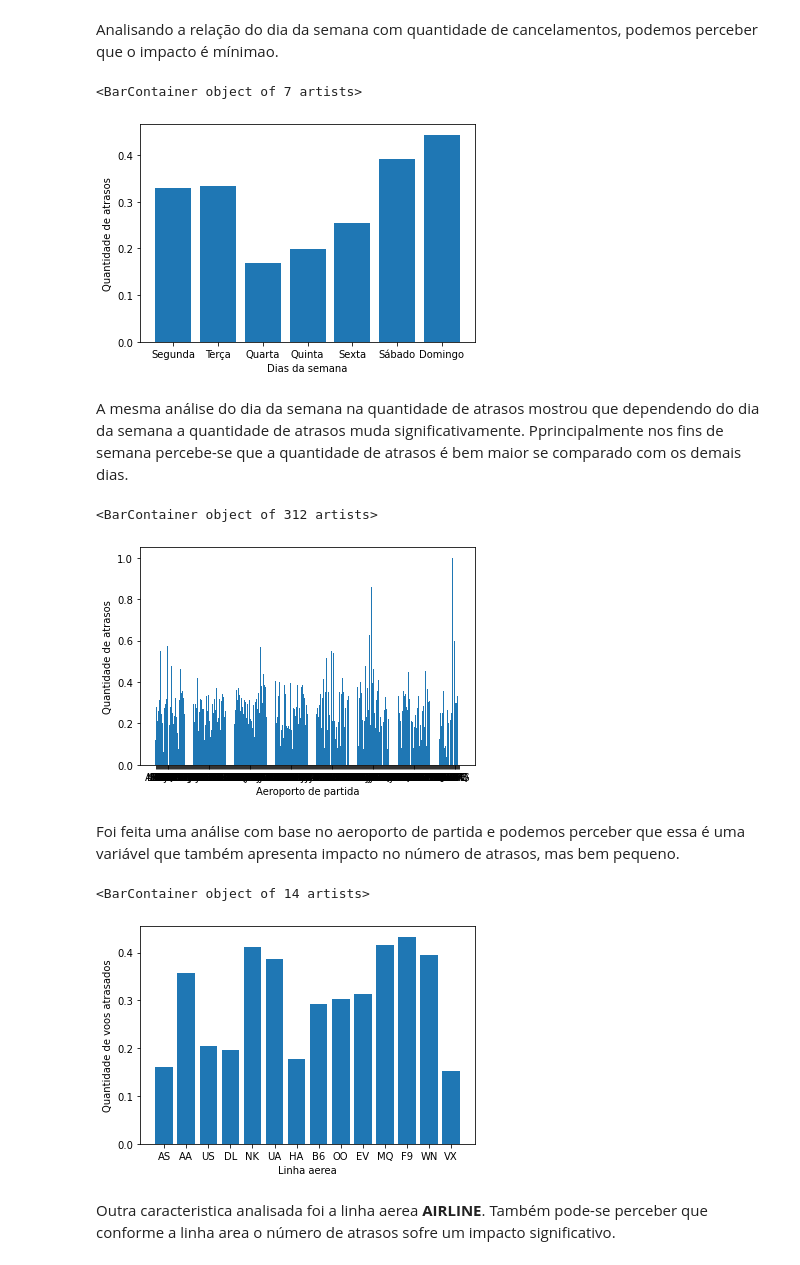
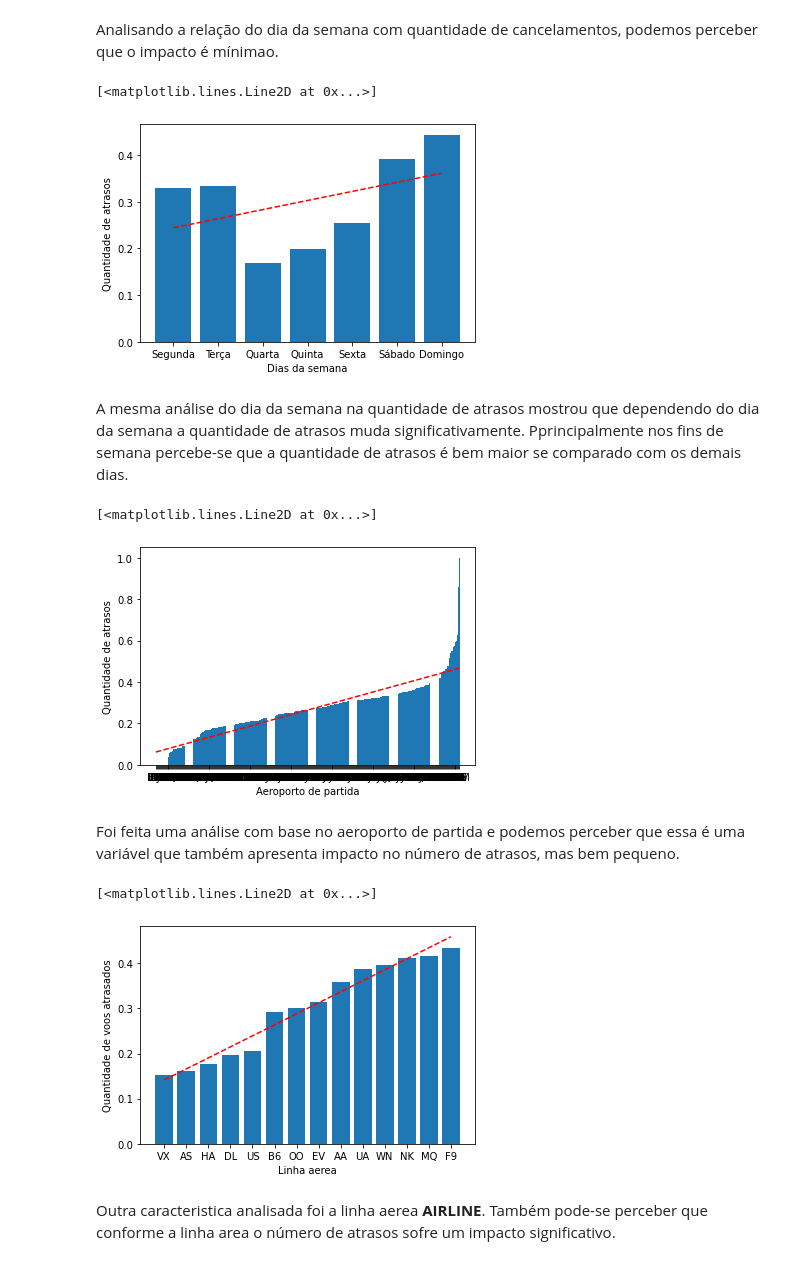
Before and after one commit to williansmprimo/analise-exploratoria, a Jupyter notebook: atividade-an-lise-exploratoria.ipynb, the cells around one changed output. Cells and saved outputs as stored; diff of their text form; code cells hidden in the pictures.

```diff
--- a/atividade-an-lise-exploratoria.ipynb
+++ b/atividade-an-lise-exploratoria.ipynb
@@ -141,6 +143,14 @@ dtype: int64
 # %% [markdown]
 ### Ajustes na base de dados para análise
 Para conseguir avaliar o impacto das colunas <b>DAY_OF_WEEK</b> e <b>ORIGIN_AIRPORT</b> foi preciso fazer uma sumarização com base nessas características.
+# %%
+def ordenarIndices(indices, valores):
+    for i in range(0, len(indices)):
+        idx = i
+        for j in range(i + 1, len(indices)):
+            idx = j if valores[j] < valores[idx] else idx
+        valores[i], valores[idx] = valores[idx], valores[i]
+        indices[i], indices[idx] = indices[idx], indices[i]
 # %%
 ### Criando uma separação da quantidade de Cancelamentos por Dias da semana
 size = len(base_resumida['DAY_OF_WEEK'].unique())
@@ -175,9 +185,15 @@ for idx in range(len(dias)):
 plt.xlabel("Dias da semana")
 plt.ylabel("Quantidade de atrasos")
 plt.bar(dias, dia_x_atrasos)
+
+#Linha de tendência
+indicesDias = range(len(dias))
+z = np.polyfit(indicesDias, dia_x_atrasos, 1)
+p = np.poly1d(z)
+plt.plot(indicesDias,p(indicesDias),"r--")
 # %% [output]
-<BarContainer object of 7 artists>
+[<matplotlib.lines.Line2D at 0x...>]
-[figure, old version]
+[figure, new version]
 # %% [markdown]
 A mesma análise do dia da semana na quantidade de atrasos mostrou que dependendo do dia da semana a quantidade de atrasos muda significativamente. Pprincipalmente nos fins de semana percebe-se que a quantidade de atrasos é bem maior se comparado com os demais dias.
 # %%
@@ -192,32 +208,46 @@ for (delay, origem) in zip(base_resumida['DEPARTURE_DELAY'], base_resumida['ORIG
 
 for idx in range(len(origens)):
     origen_numerica[idx] /= total_voos_origem[idx]
+ordenarIndices(origens, origen_numerica)
 plt.xlabel("Aeroporto de partida")
 plt.ylabel("Quantidade de atrasos")
 plt.bar(origens, origen_numerica)
+
+#Linha de tendência
+indicesOrigens = range(len(origens))
+z = np.polyfit(indicesOrigens, origen_numerica, 1)
+p = np.poly1d(z)
+plt.plot(indicesOrigens,p(indicesOrigens),"r--")
 # %% [output]
-<BarContainer object of 312 artists>
+[<matplotlib.lines.Line2D at 0x...>]
-[figure, old version]
+[figure, new version]
 # %% [markdown]
 Foi feita uma análise com base no aeroporto de partida e podemos perceber que essa é uma variável que também apresenta impacto no número de atrasos, mas bem pequeno.
 # %%
 ### Criando uma separação da quantidade de atrasos com relação a linha aerea.
 linhas = base_resumida['AIRLINE'].unique()
 linha_numerica = [0] * len(linhas)
 total_voos_linha = [0] * len(linhas)
 for (delay, linha) in zip(base_resumida['DEPARTURE_DELAY'], base_resumida['AIRLINE']):
     idx_linha = int(np.where(linhas == linha)[0])
     total_voos_linha[idx_linha] += 1
     linha_numerica[idx_linha] += (1 if delay > 15 else 0)
 
 for idx in range(len(linhas)):
     linha_numerica[idx] /= total_voos_linha[idx]
+ordenarIndices(linhas, linha_numerica)
 plt.xlabel("Linha aerea")
 plt.ylabel("Quantidade de voos atrasados")
 plt.bar(linhas, linha_numerica)
+
+#Linha de tendência
+indicesLinhas = range(len(linhas))
+z = np.polyfit(indicesLinhas, linha_numerica, 1)
+p = np.poly1d(z)
+plt.plot(indicesLinhas,p(indicesLinhas),"r--")
 # %% [output]
-<BarContainer object of 14 artists>
+[<matplotlib.lines.Line2D at 0x...>]
-[figure, old version]
+[figure, new version]
 # %% [markdown]
 Outra caracteristica analisada foi a linha aerea <b>AIRLINE</b>. Também pode-se perceber que conforme a linha area o número de atrasos sofre um impacto significativo.
 # %%
```
Also changed, not shown: parts of 1 cell of this notebook.
